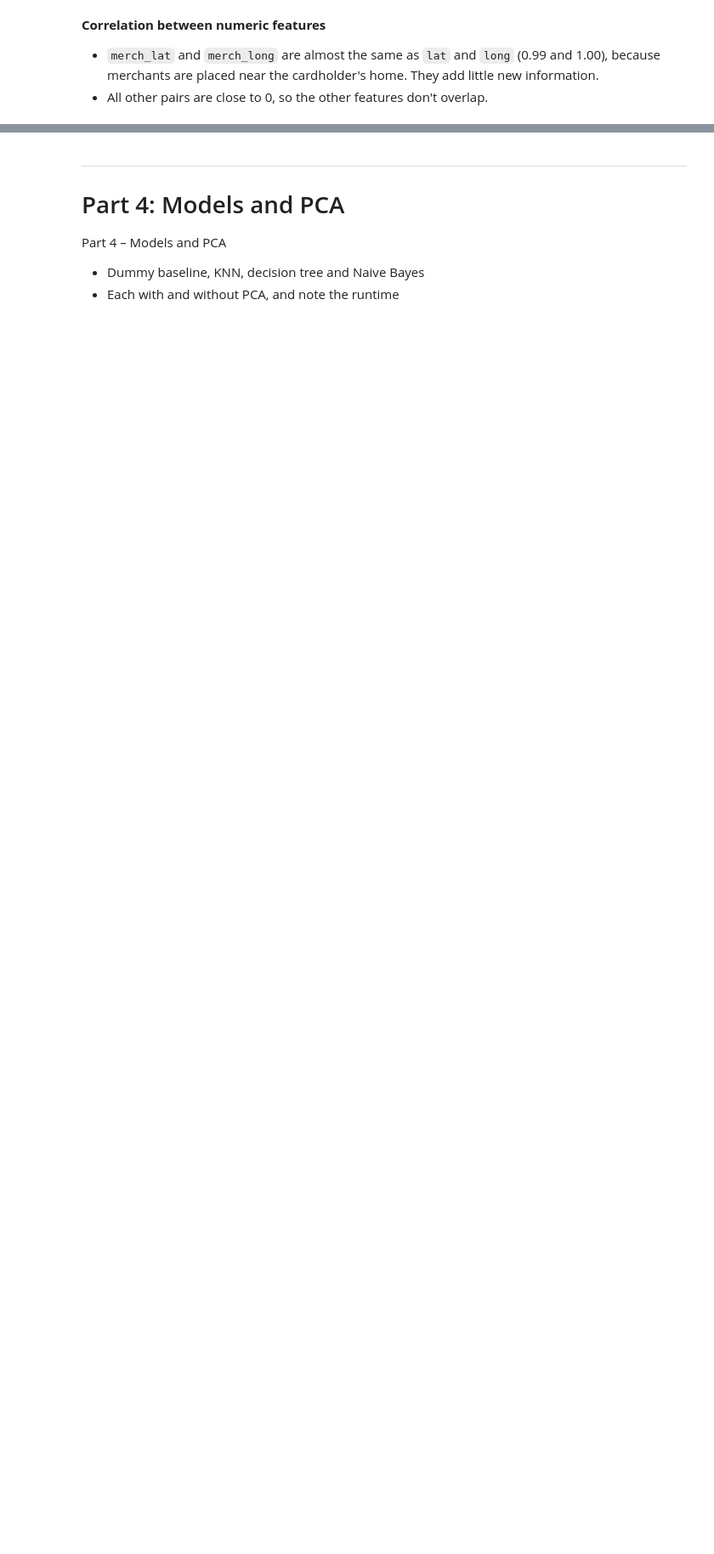
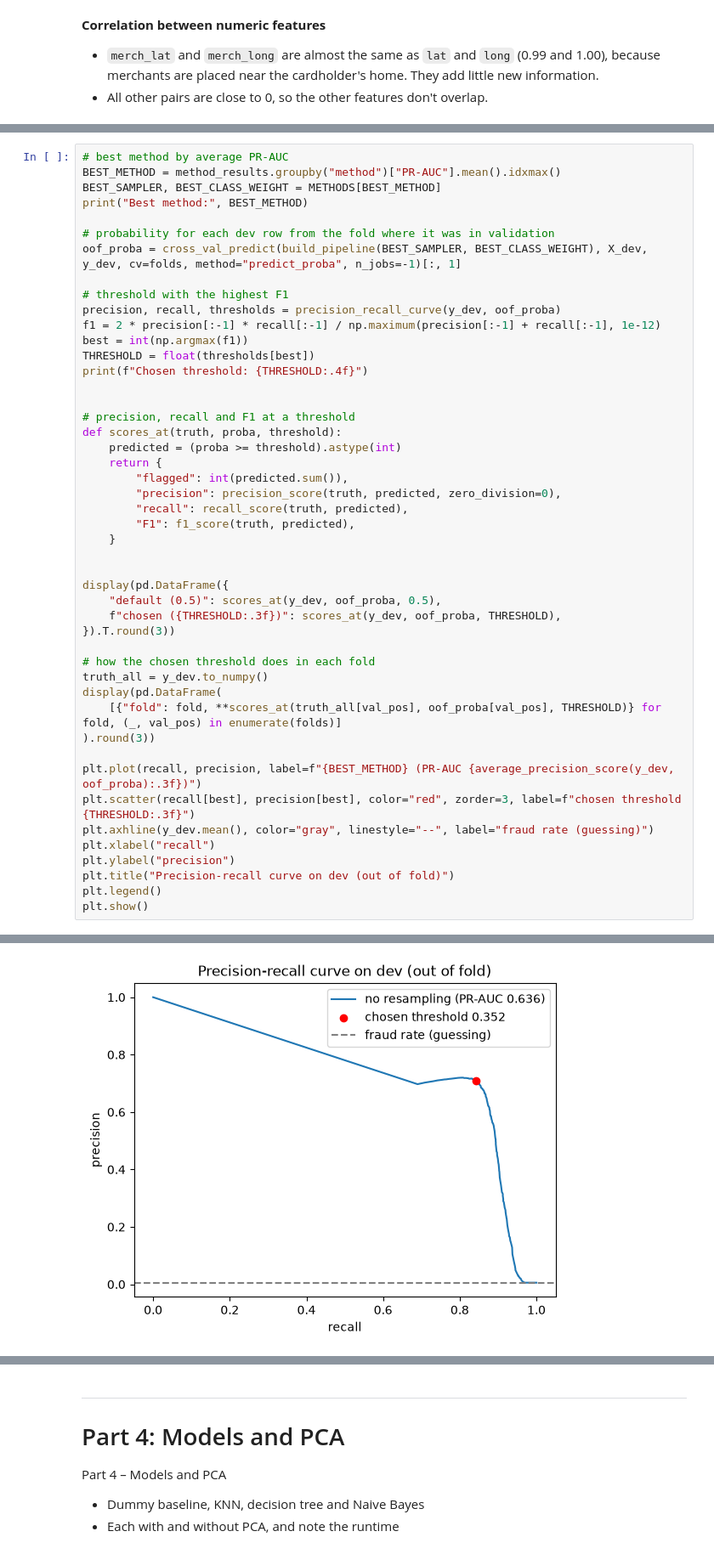
Before and after one commit to Seban8/Credit-Card-Fraud-Detection, a Jupyter notebook: fraud_detection.ipynb, the cells around one changed output, grey strips where cells are left out. Shown at 85% size. Drawn from its saved outputs; the diff is of its cells as text; blank space fills up the shorter version.

```diff
--- a/fraud_detection.ipynb
+++ b/fraud_detection.ipynb
@@ -590,0 +858,48 @@ Part 3 – Imbalance and evaluation
+# %%
+# best method by average PR-AUC
+BEST_METHOD = method_results.groupby("method")["PR-AUC"].mean().idxmax()
+BEST_SAMPLER, BEST_CLASS_WEIGHT = METHODS[BEST_METHOD]
+print("Best method:", BEST_METHOD)
+
+# probability for each dev row from the fold where it was in validation
+oof_proba = cross_val_predict(build_pipeline(BEST_SAMPLER, BEST_CLASS_WEIGHT), X_dev, y_dev, cv=folds, method="predict_proba", n_jobs=-1)[:, 1]
+
+# threshold with the highest F1
+precision, recall, thresholds = precision_recall_curve(y_dev, oof_proba)
+f1 = 2 * precision[:-1] * recall[:-1] / np.maximum(precision[:-1] + recall[:-1], 1e-12)
+best = int(np.argmax(f1))
+THRESHOLD = float(thresholds[best])
+print(f"Chosen threshold: {THRESHOLD:.4f}")
+
+
+# precision, recall and F1 at a threshold
+def scores_at(truth, proba, threshold):
+    predicted = (proba >= threshold).astype(int)
+    return {
+        "flagged": int(predicted.sum()),
+        "precision": precision_score(truth, predicted, zero_division=0),
+        "recall": recall_score(truth, predicted),
+        "F1": f1_score(truth, predicted),
+    }
+
+
+display(pd.DataFrame({
+    "default (0.5)": scores_at(y_dev, oof_proba, 0.5),
+    f"chosen ({THRESHOLD:.3f})": scores_at(y_dev, oof_proba, THRESHOLD),
+}).T.round(3))
+
+# how the chosen threshold does in each fold
+truth_all = y_dev.to_numpy()
+display(pd.DataFrame(
+    [{"fold": fold, **scores_at(truth_all[val_pos], oof_proba[val_pos], THRESHOLD)} for fold, (_, val_pos) in enumerate(folds)]
+).round(3))
+
+plt.plot(recall, precision, label=f"{BEST_METHOD} (PR-AUC {average_precision_score(y_dev, oof_proba):.3f})")
+plt.scatter(recall[best], precision[best], color="red", zorder=3, label=f"chosen threshold {THRESHOLD:.3f}")
+plt.axhline(y_dev.mean(), color="gray", linestyle="--", label="fraud rate (guessing)")
+plt.xlabel("recall")
+plt.ylabel("precision")
+plt.title("Precision-recall curve on dev (out of fold)")
+plt.legend()
+plt.show()
+# %% [output]
@@ -590,0 +917 @@ Part 3 – Imbalance and evaluation
+[figure, added]
```
Also changed, not shown: parts of 23 cells of this notebook.
